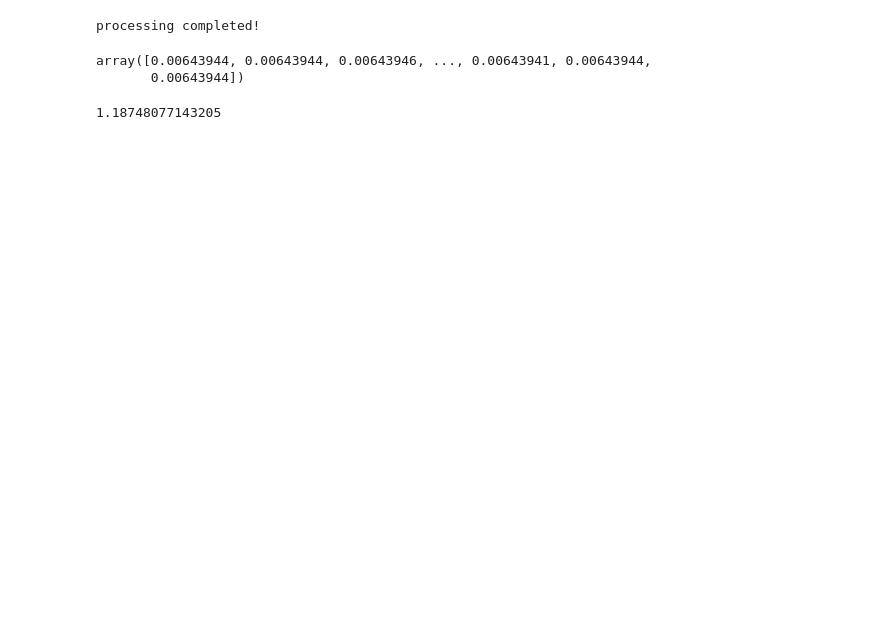
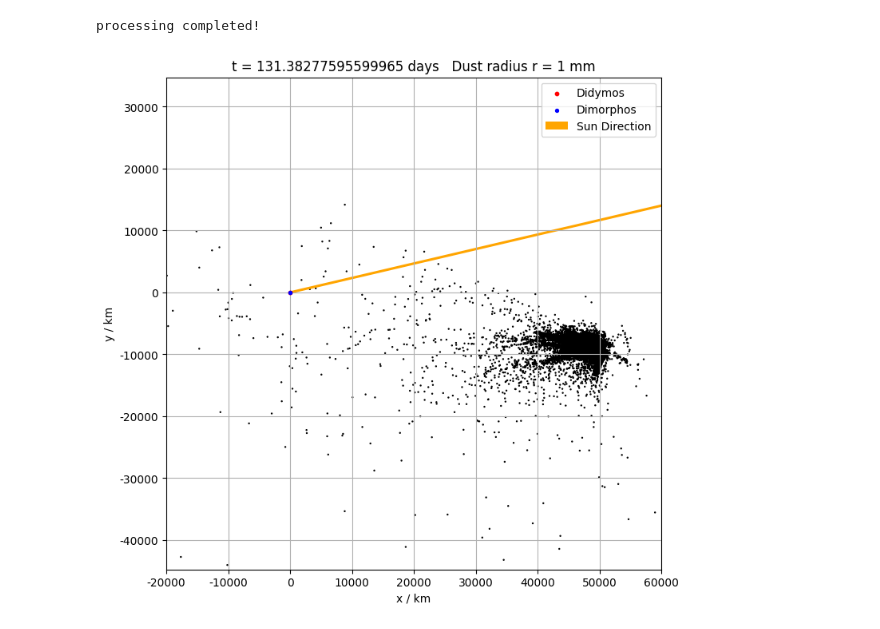
Before and after one commit to gitlinffff/rebound, a Jupyter notebook: analysis/scattering.ipynb, the cells around one changed output. Drawn from its saved outputs; the diff is of its cells as text; code cells hidden in the pictures; blank space fills up the shorter version.

Commit message:
try to calculate scattering intensity and plot dusts

```diff
--- a/analysis/scattering.ipynb
+++ b/analysis/scattering.ipynb
@@ -82,8 +82,8 @@ import miepython as mie
 
 I0 = 1            # incident solar flux at the particle location
 m = 1.5 - 1j      # refractive index of sphere
-r = 100           # nm diameter of sphere
-lambda0 = 314.15  # nm wavelength in vacuum
+r = 1e-3          # m radius of sphere
+lambda0 = 500e-9  # m wavelength in vacuum
 x = 2*np.pi*r/lambda0
 
 qext, qsca, qback, g = mie.efficiencies(m, 2*r, lambda0)
@@ -96,12 +96,62 @@ qext, qsca, qback, g = mie.efficiencies(m, 2*r, lambda0)
 P_func = mie.i_unpolarized(m, x, mu)        # check how phase function is normalized.
 
 I_sc = I0 * qsca * P_func
+
+# --- Normalize intensity to 0–1 for alpha ---
+alpha_vals = I_sc / np.max(I_sc)
+#alpha_vals = np.clip(alpha_vals, 0.05, 1.0)
-# %%
-I_sc
-# %% [output]
-array([0.00643944, 0.00643944, 0.00643946, ..., 0.00643941, 0.00643944,
-       0.00643944])
-# %%
-qsca
-# %% [output]
-1.18748077143205
+# %%
+from matplotlib.ticker import FuncFormatter
+
+axis_lims = [-20000e3, 60000e3, -20000e3, 10000e3]    # m
+
+# Convert length unit for axis labels
+def m_to_km(x, _):
+    return f'{x / 1e3:.0f}'
+
+# Create a new figure for this frame
+fig, ax = plt.subplots(figsize=(8, 8))
+
+# plot Didymos and Dimorphos
+ax.scatter(p_projected[0, 1], p_projected[0, 2], c='red', s=10, zorder=3, label='Didymos')
+ax.scatter(p_projected[1, 1], p_projected[1, 2], c='blue', s=8, zorder=3, label='Dimorphos')
+
+# plot dust particles
+dust_sca = ax.scatter(p_projected[4:, 1], p_projected[4:, 2], c='k', s=0.5, alpha=1)
+
+# To set individual alphas, you need to use RGBA colors
+colors = np.zeros((len(I_sc), 4))  # RGBA
+colors[:, 3] = alpha_vals  # only alpha, rest stays black
+
+dust_sca.set_facecolors(colors)
+
+# Plot Sun direction relative to Didymos System Barycenter
+sun_x, sun_y = p_projected[2, 1], p_projected[2, 2]
+sun_distance = (sun_x**2 + sun_y**2) ** 0.5
+arrow_x = sun_x / sun_distance * (ax.get_xlim()[1] - ax.get_xlim()[0]) * 0.1
+arrow_y = sun_y / sun_distance * (ax.get_xlim()[1] - ax.get_xlim()[0]) * 0.1
+ax.quiver(0, 0, arrow_x, arrow_y, angles='xy', scale_units='xy', scale=1, width=0.005, color='orange', label='Sun Direction')
+
+# Customize axis
+ax.xaxis.set_major_formatter(FuncFormatter(m_to_km))
+ax.yaxis.set_major_formatter(FuncFormatter(m_to_km))
+
+# Determine axis limit
+ax.axis('equal')
+ax.set_xlim(axis_lims[0], axis_lims[1])
+ax.set_ylim(axis_lims[2], axis_lims[3])
+ax.set_xlabel('x / km')
+ax.set_ylabel('y / km')
+ax.grid()
+ax.legend(loc='upper right')
+
+# Set title
+ax.set_title(f't = {day} days   Dust radius r = 1 mm')
+
+# Save the frame as a PNG image
+#frame_filename = os.path.join(output_dir, f"frame_{frame:04d}.png")
+#plt.savefig(frame_filename, dpi=300, bbox_inches='tight')
+plt.show()
+plt.close(fig)
+# %% [output]
+[figure, added]
```
Also changed, not shown: parts of 1 cell of this notebook.
